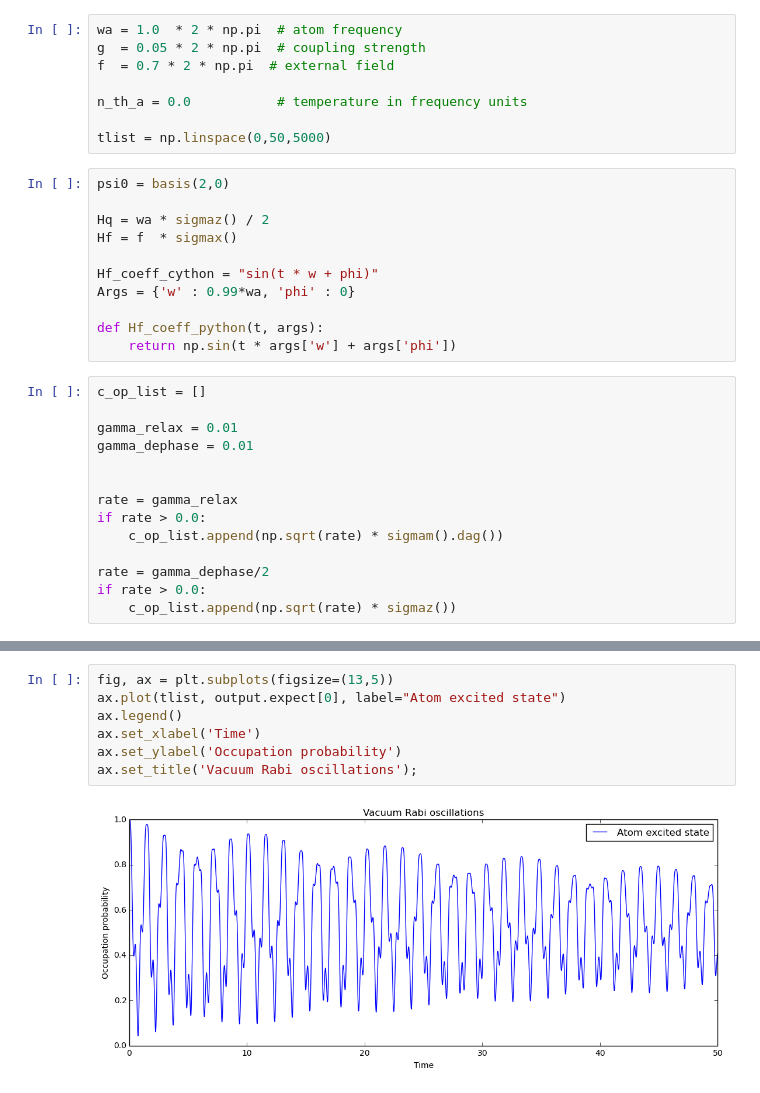
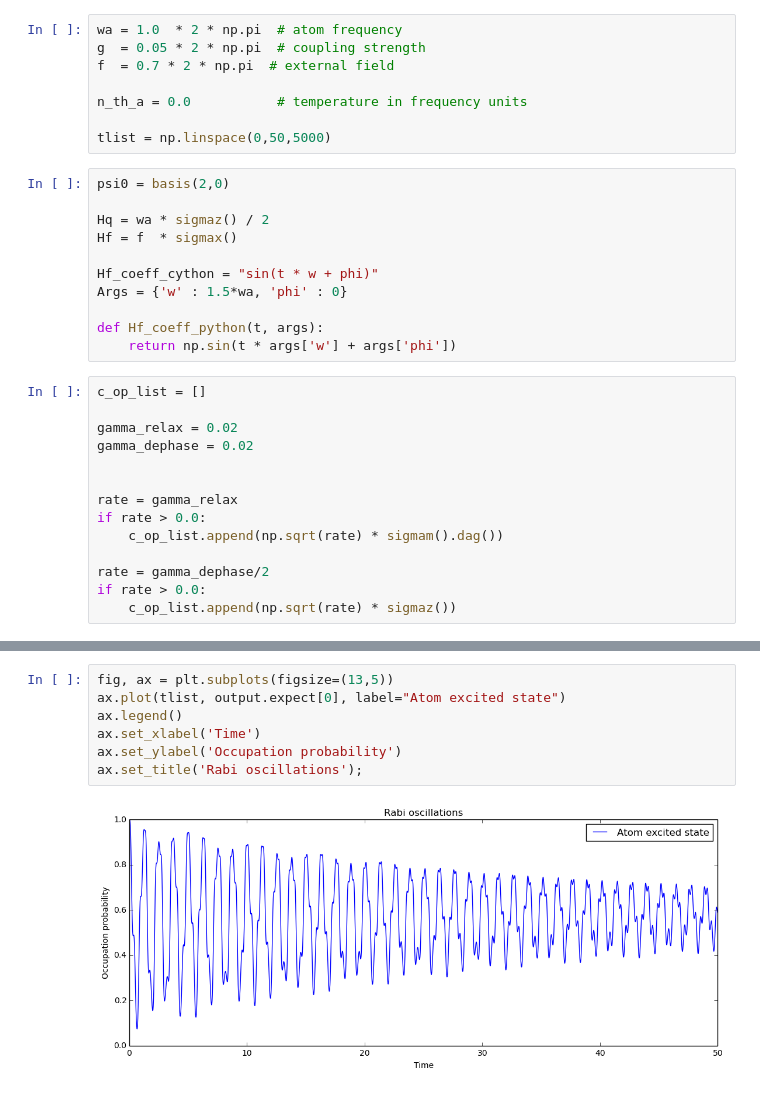
Before and after one commit to safoex/qubitlab, a Jupyter notebook: python/qutip/2level + field.ipynb, the cells around one changed output, grey strips where cells are left out. Saved outputs shown, nothing was run; the diff lists cells and outputs as text.

```diff
--- a/python/qutip/2level + field.ipynb
+++ b/python/qutip/2level + field.ipynb
@@ -20,15 +20,15 @@ Hq = wa * sigmaz() / 2
 Hf = f  * sigmax()
 
 Hf_coeff_cython = "sin(t * w + phi)"
-Args = {'w' : 0.99*wa, 'phi' : 0}
+Args = {'w' : 1.5*wa, 'phi' : 0}
 
 def Hf_coeff_python(t, args):
     return np.sin(t * args['w'] + args['phi'])
 # %%
 c_op_list = []
 
-gamma_relax = 0.01
-gamma_dephase = 0.01
+gamma_relax = 0.02
+gamma_dephase = 0.02
 
 
 rate = gamma_relax
@@ -55,9 +55,9 @@ Wall time: 4.42 s
 # %%
 fig, ax = plt.subplots(figsize=(13,5))
 ax.plot(tlist, output.expect[0], label="Atom excited state")
 ax.legend()
 ax.set_xlabel('Time')
 ax.set_ylabel('Occupation probability')
-ax.set_title('Vacuum Rabi oscillations');
+ax.set_title('Rabi oscillations');
 # %% [output]
-[figure, old version]
+[figure, new version]
```
Also changed, not shown: parts of 2 cells of this notebook, 3 other files.
